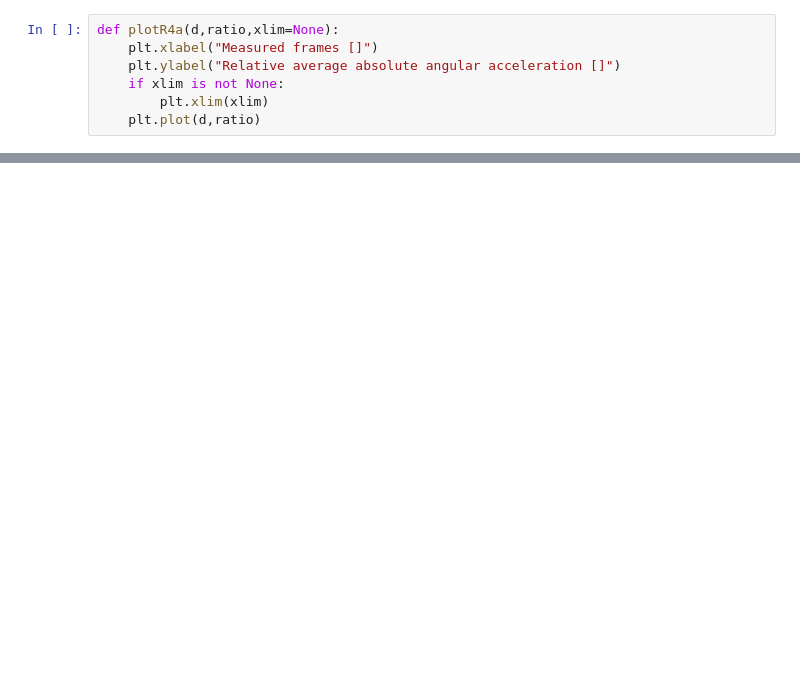
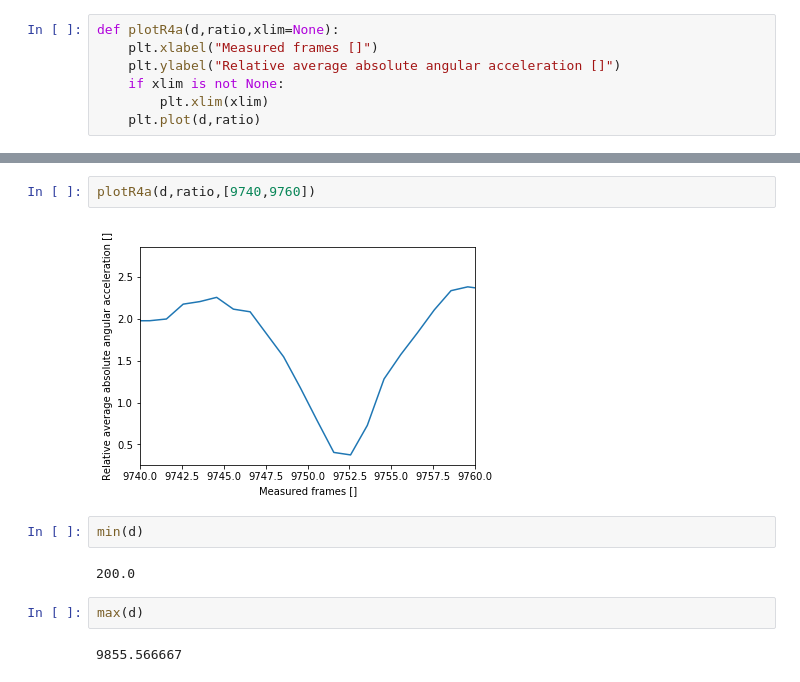
Before and after one commit to yossato/virtualGimbal, a Jupyter notebook: post_processing_software/jupyter/syncronize.ipynb, the cells around one changed output, grey strips where cells are left out. Drawn from its saved outputs; the diff is of its cells as text; blank space fills up the shorter version.

```diff
--- a/post_processing_software/jupyter/syncronize.ipynb
+++ b/post_processing_software/jupyter/syncronize.ipynb
@@ -44,0 +51,12 @@ plotR4a(d,ratio,[50,70])
+# %%
+plotR4a(d,ratio,[9740,9760])
+# %% [output]
+[figure, added]
+# %%
+min(d)
+# %% [output]
+200.0
+# %%
+max(d)
+# %% [output]
+9855.566667
```
Also changed, not shown: parts of 4 cells of this notebook, 1 other file.
